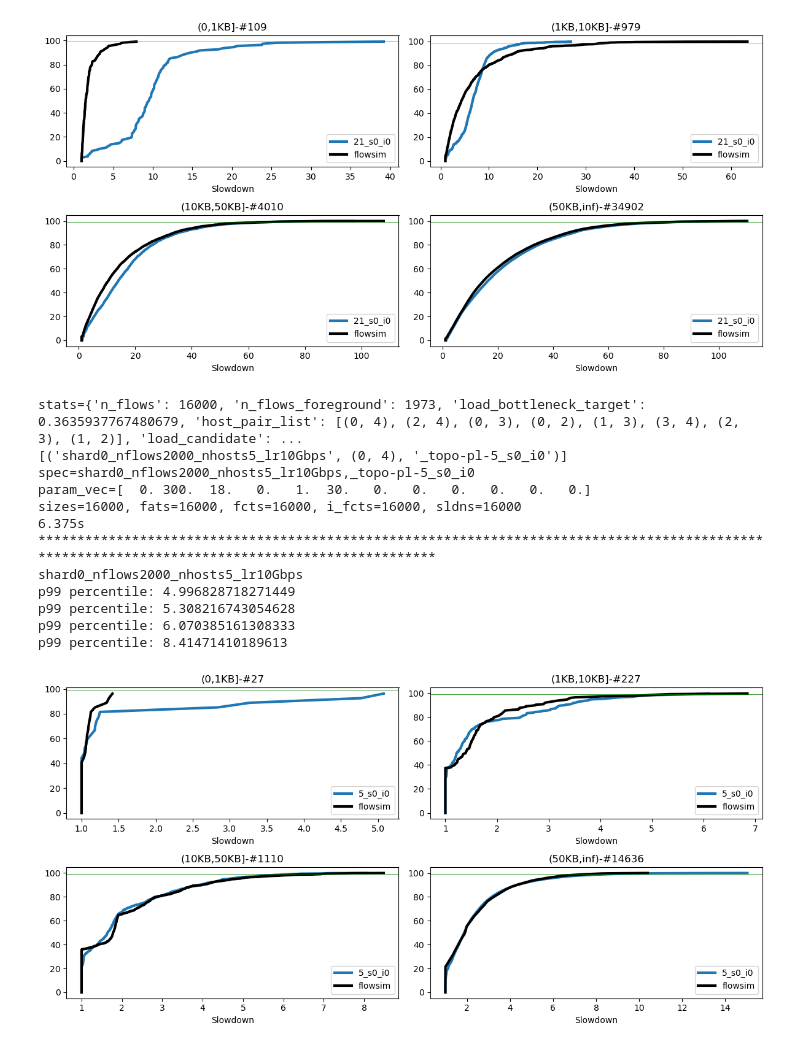
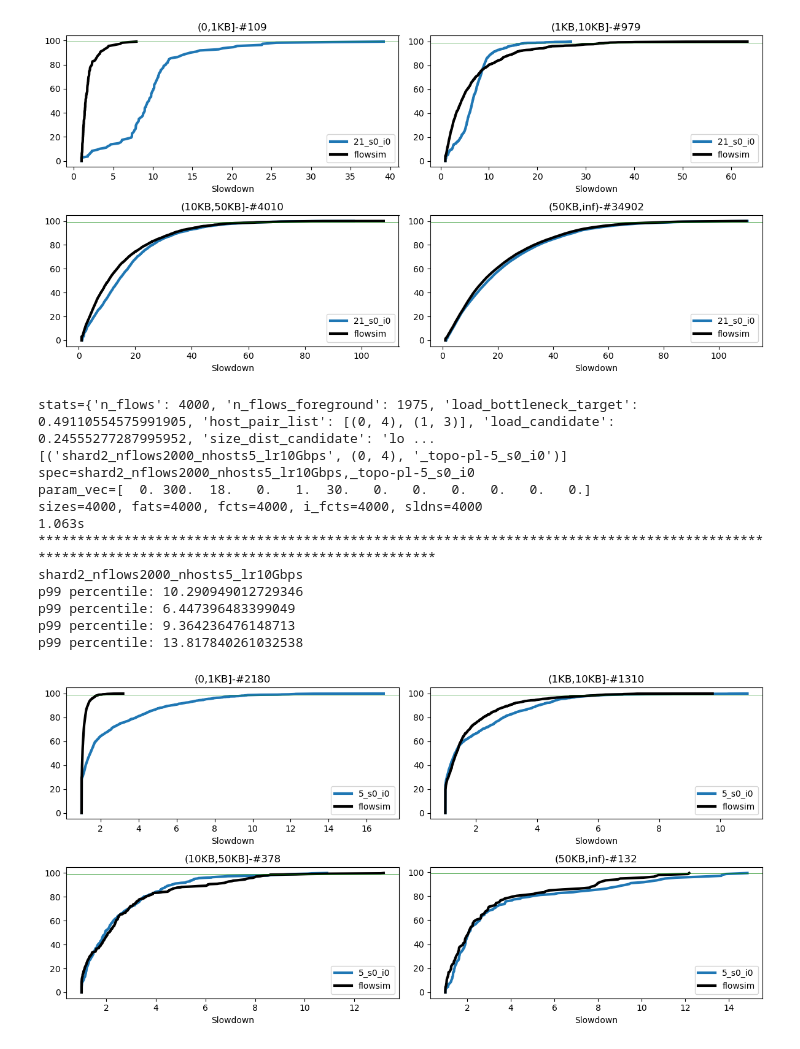
Before and after one commit to kwzhao/High-Precision-Congestion-Control, a Jupyter notebook: analysis/plt_path_check.ipynb, the cells around one changed output. Drawn from its saved outputs; the diff is of its cells as text; code cells hidden in the pictures.

```diff
--- a/analysis/plt_path_check.ipynb
+++ b/analysis/plt_path_check.ipynb
@@ -395,7 +395,7 @@ dir_input=dir_input_synthetic
 
 data_list=[]
 # for shard in np.arange(1):
-for shard in [0]:
+for shard in [2]:
     for n_flows in [2000]:
         for n_hosts in [5]:
             for shard_seed in [0]:
@@ -455,41 +455,41 @@ for spec_idx,(spec,src_dst_pair_target,topo_type) in enumerate(data_list):
     plt.figure(fig_index,figsize=(12, 6))
     for i in range(len(labels)):
         gt = np.extract(bin==i, sldns)
         # if spec_idx==0:
         gt_flowsim = np.extract(bin==i, sldns_flowsim)
         sample_list_flowsim=np.arange(len(gt_flowsim))
 
         print(f"p99 percentile: {np.percentile(gt,99)}")
         # sample_list=sorted(np.random.choice(np.arange(len(gt)),np.min([len(gt),100000]),replace=False))
         sample_list=np.arange(len(gt))
 
         plt.subplot(2, 2, i + 1)
         plt.title(f"{labels[i]}-#{len(gt)}")
         if(len(gt)==0): continue
         # plt.xlim([0, 16])
         plt.plot(np.sort(gt)[sample_list], (np.arange(len(gt))/len(gt)*100)[sample_list], label=dctcp_k_str, linewidth=3)
 
         # if spec_idx==0:
         plt.plot(np.sort(gt_flowsim)[sample_list_flowsim], (np.arange(len(gt_flowsim))/len(gt_flowsim)*100)[sample_list_flowsim], label="flowsim", linewidth=3,color='black')
 
         plt.axhline(99, color='green', linewidth=0.5)
         # plt.xscale('log')
         plt.xlabel('Slowdown')
         plt.legend()
         # plt.ylim([80, 100])
     plt.tight_layout()
     fig_index+=1
 # %% [output]
-stats={'n_flows': 16000, 'n_flows_foreground': 1973, 'load_bottleneck_target': 0.3635937767480679, 'host_pair_list': [(0, 4), (2, 4), (0, 3), (0, 2), (1, 3), (3, 4), (2, 3), (1, 2)], 'load_candidate': ...
-[('shard0_nflows2000_nhosts5_lr10Gbps', (0, 4), '_topo-pl-5_s0_i0')]
-spec=shard0_nflows2000_nhosts5_lr10Gbps,_topo-pl-5_s0_i0
+stats={'n_flows': 4000, 'n_flows_foreground': 1975, 'load_bottleneck_target': 0.49110554575991905, 'host_pair_list': [(0, 4), (1, 3)], 'load_candidate': 0.24555277287995952, 'size_dist_candidate': 'lo ...
+[('shard2_nflows2000_nhosts5_lr10Gbps', (0, 4), '_topo-pl-5_s0_i0')]
+spec=shard2_nflows2000_nhosts5_lr10Gbps,_topo-pl-5_s0_i0
 param_vec=[  0. 300.  18.   0.   1.  30.   0.   0.   0.   0.   0.   0.]
-sizes=16000, fats=16000, fcts=16000, i_fcts=16000, sldns=16000
-6.375s
+sizes=4000, fats=4000, fcts=4000, i_fcts=4000, sldns=4000
+1.063s
 ************************************************************************************************************************************************
-shard0_nflows2000_nhosts5_lr10Gbps
-p99 percentile: 4.996828718271449
-p99 percentile: 5.308216743054628
-p99 percentile: 6.070385161308333
-p99 percentile: 8.41471410189613
+shard2_nflows2000_nhosts5_lr10Gbps
+p99 percentile: 10.290949012729346
+p99 percentile: 6.447396483399049
+p99 percentile: 9.364236476148713
+p99 percentile: 13.817840261032538
-[figure, old version]
+[figure, new version]
```
Also changed, not shown: 2 other files.
